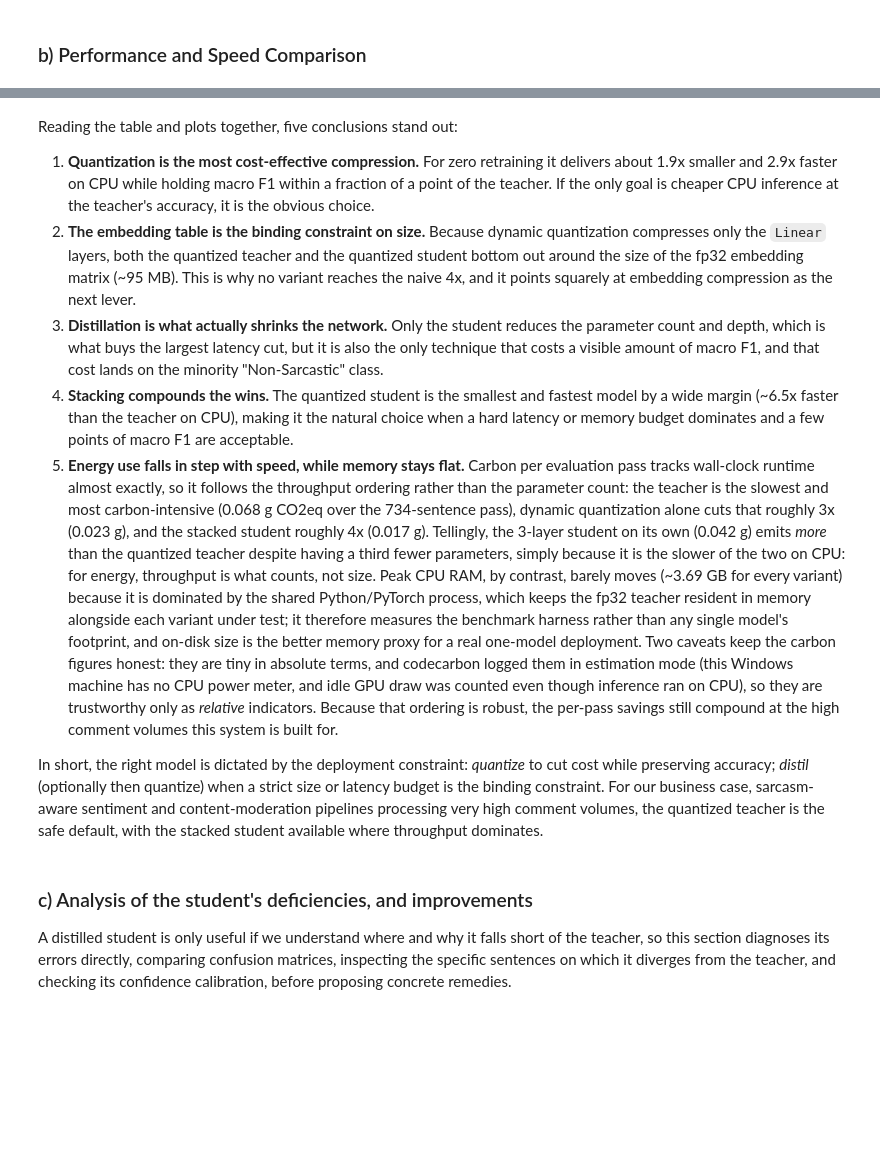
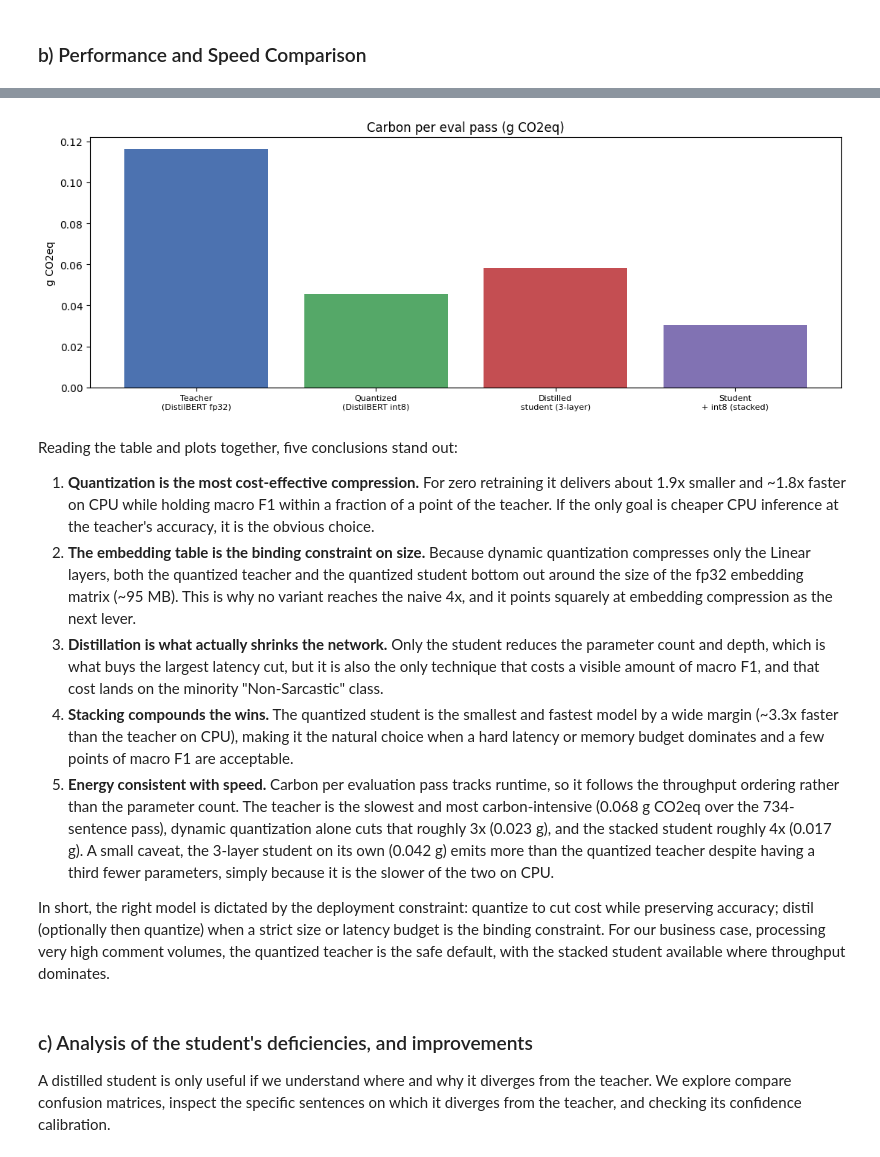
Before and after one commit to ericGutierrezM/sarcasm_text_classification, a Jupyter notebook: notebooks/part_4.ipynb, the cells around one changed output, grey strips where cells are left out. Drawn from its saved outputs; the diff is of its cells as text; code cells hidden in the pictures; blank space fills up the shorter version.

```diff
--- a/notebooks/part_4.ipynb
+++ b/notebooks/part_4.ipynb
@@ -590,16 +691,32 @@ plt.tight_layout(); plt.show()
+# %%
+fig, axes = plt.subplots(1, 1, figsize=(11, 4.2))
+names = []
+ram = []
+carbon = []
+for k in order:
+    names.append(results[k]["name"].replace(" ", chr(10), 1))
+    ram.append(results[k].get("ram_peak_mb", float("nan")))
+    carbon.append(results[k].get("carbon_kg", float("nan")) * 1e3)
+colors = ["#4C72B0", "#55A868", "#C44E52", "#8172B3"]
+axes.bar(names, carbon, color=colors)
+axes.set_title("Carbon per eval pass (g CO2eq)"); axes.set_ylabel("g CO2eq")
+axes.tick_params(axis="x", labelsize=8)
+plt.tight_layout(); plt.show()
+# %% [output]
+[figure, added]
 # %% [markdown]
 Reading the table and plots together, five conclusions stand out:
 
-1. **Quantization is the most cost-effective compression.** For zero retraining it delivers about 1.9x smaller and 2.9x faster on CPU while holding macro F1 within a fraction of a point of the teacher. If the only goal is cheaper CPU inference at the teacher's accuracy, it is the obvious choice.
-2. **The embedding table is the binding constraint on size.** Because dynamic quantization compresses only the `Linear` layers, both the quantized teacher and the quantized student bottom out around the size of the fp32 embedding matrix (~95 MB). This is why no variant reaches the naive 4x, and it points squarely at embedding compression as the next lever.
+1. **Quantization is the most cost-effective compression.** For zero retraining it delivers about 1.9x smaller and ~1.8x faster on CPU while holding macro F1 within a fraction of a point of the teacher. If the only goal is cheaper CPU inference at the teacher's accuracy, it is the obvious choice.
+2. **The embedding table is the binding constraint on size.** Because dynamic quantization compresses only the Linear layers, both the quantized teacher and the quantized student bottom out around the size of the fp32 embedding matrix (~95 MB). This is why no variant reaches the naive 4x, and it points squarely at embedding compression as the next lever.
 3. **Distillation is what actually shrinks the network.** Only the student reduces the parameter count and depth, which is what buys the largest latency cut, but it is also the only technique that costs a visible amount of macro F1, and that cost lands on the minority "Non-Sarcastic" class.
-4. **Stacking compounds the wins.** The quantized student is the smallest and fastest model by a wide margin (~6.5x faster than the teacher on CPU), making it the natural choice when a hard latency or memory budget dominates and a few points of macro F1 are acceptable.
-5. **Energy use falls in step with speed, while memory stays flat.** Carbon per evaluation pass tracks wall-clock runtime almost exactly, so it follows the throughput ordering rather than the parameter count: the teacher is the slowest and most carbon-intensive (0.068 g CO2eq over the 734-sentence pass), dynamic quantization alone cuts that roughly 3x (0.023 g), and the stacked student roughly 4x (0.017 g). Tellingly, the 3-layer student on its own (0.042 g) emits *more* than the quantized teacher despite having a third fewer parameters, simply because it is the slower of the two on CPU: for energy, throughput is what counts, not size. Peak CPU RAM, by contrast, barely moves (~3.69 GB for every variant) because it is dominated by the shared Python/PyTorch process, which keeps the fp32 teacher resident in memory alongside each variant under test; it therefore measures the benchmark harness rather than any single model's footprint, and on-disk size is the better memory proxy for a real one-model deployment. Two caveats keep the carbon figures honest: they are tiny in absolute terms, and codecarbon logged them in estimation mode (this Windows machine has no CPU power meter, and idle GPU draw was counted even though inference ran on CPU), so they are trustworthy only as *relative* indicators. Because that ordering is robust, the per-pass savings still compound at the high comment volumes this system is built for.
+4. **Stacking compounds the wins.** The quantized student is the smallest and fastest model by a wide margin (~3.3x faster than the teacher on CPU), making it the natural choice when a hard latency or memory budget dominates and a few points of macro F1 are acceptable.
+5. **Energy consistent with speed.** Carbon per evaluation pass tracks runtime, so it follows the throughput ordering rather than the parameter count. The teacher is the slowest and most carbon-intensive (0.068 g CO2eq over the 734-sentence pass), dynamic quantization alone cuts that roughly 3x (0.023 g), and the stacked student roughly 4x (0.017 g). A small caveat, the 3-layer student on its own (0.042 g) emits more than the quantized teacher despite having a third fewer parameters, simply because it is the slower of the two on CPU.
 
-In short, the right model is dictated by the deployment constraint: *quantize* to cut cost while preserving accuracy; *distil* (optionally then quantize) when a strict size or latency budget is the binding constraint. For our business case, sarcasm-aware sentiment and content-moderation pipelines processing very high comment volumes, the quantized teacher is the safe default, with the stacked student available where throughput dominates.
+In short, the right model is dictated by the deployment constraint: quantize to cut cost while preserving accuracy; distil (optionally then quantize) when a strict size or latency budget is the binding constraint. For our business case, processing very high comment volumes, the quantized teacher is the safe default, with the stacked student available where throughput dominates.
 # %% [markdown]
 ### c) Analysis of the student's deficiencies, and improvements
-A distilled student is only useful if we understand where and why it falls short of the teacher, so this section diagnoses its errors directly, comparing confusion matrices, inspecting the specific sentences on which it diverges from the teacher, and checking its confidence calibration, before proposing concrete remedies.
+A distilled student is only useful if we understand where and why it diverges from the teacher. We explore compare confusion matrices, inspect the specific sentences on which it diverges from the teacher, and checking its confidence calibration.
 # %%
 fig, axes = plt.subplots(1, 2, figsize=(11, 4.4))
 for ax, preds, title in [(axes[0], teacher_preds, "Teacher"), (axes[1], student_preds, "Student")]:
```
Also changed, not shown: parts of 27 cells of this notebook.
